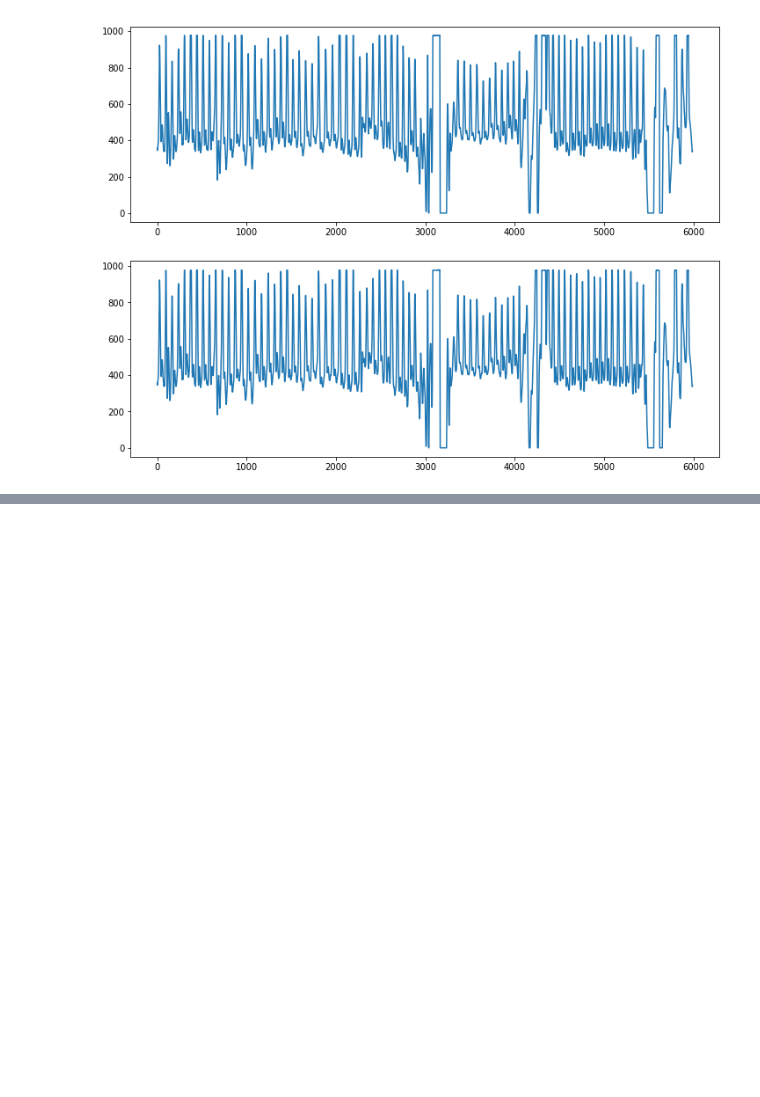
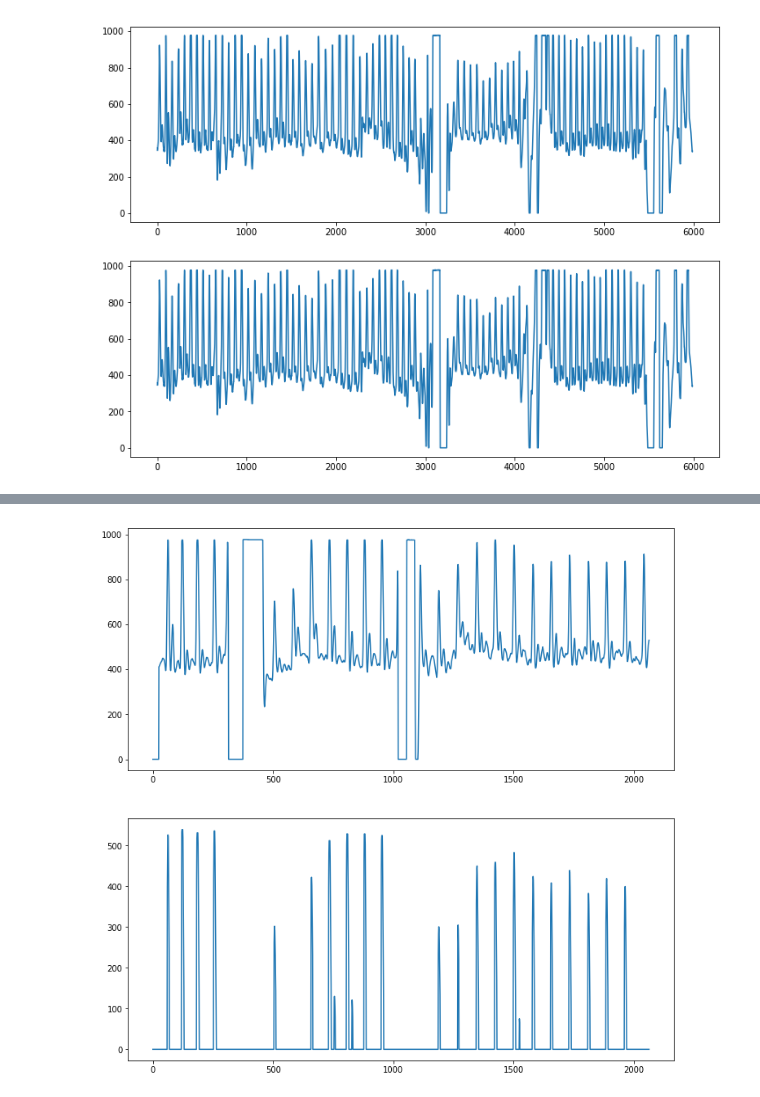
Before and after one commit to paulvangentcom/heartrate_analysis_python, a Jupyter notebook: experimental/HampelFilter.ipynb, the cells around one changed output, grey strips where cells are left out. Drawn from its saved outputs; the diff is of its cells as text; code cells hidden in the pictures; blank space fills up the shorter version.

```diff
--- a/experimental/HampelFilter.ipynb
+++ b/experimental/HampelFilter.ipynb
@@ -165 +166,14 @@ took: 13.562690370959885 sec
 [figure]
+# %%
+ardd = np.genfromtxt('C:/Users/localadmin/Desktop/output.csv', delimiter=',')
+ardd= ardd[:,0]
+# %%
+arddiff = ardd - hampelfilt(ardd, 50)
+plt.figure(figsize=(12,12))
+plt.subplot(211)
+plt.plot(ardd)
+plt.subplot(212)
+plt.plot(arddiff)
+plt.show()
+# %% [output]
+[figure, added]
```
Also changed, not shown: parts of 6 cells of this notebook, 5 other files.
